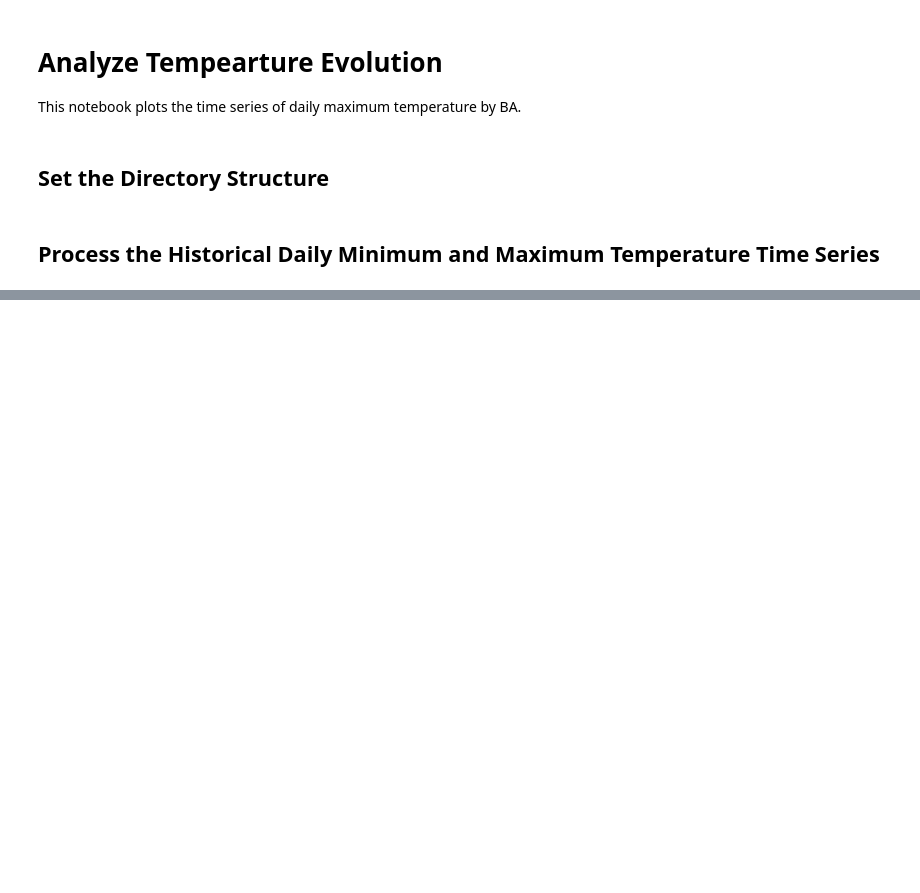
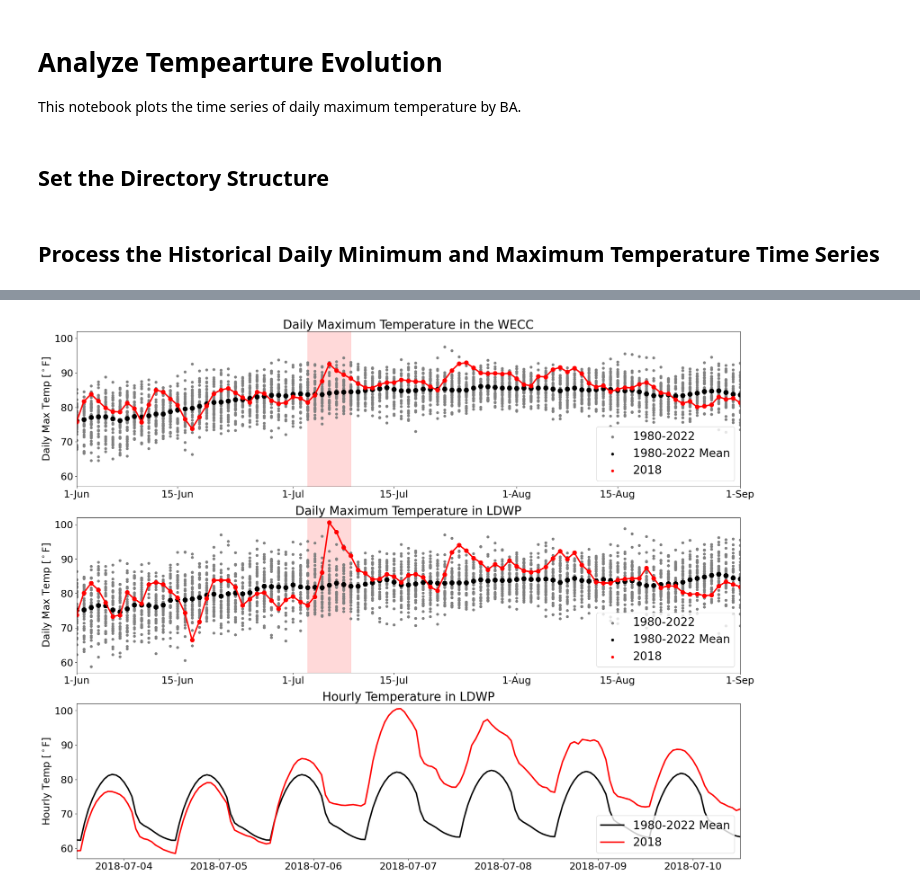
Before and after one commit to IMMM-SFA/heat_wave_load_visualization, a Jupyter notebook: notebooks/analyze_temperature_evolution.ipynb, the cells around one changed output, grey strips where cells are left out. Cells and saved outputs as stored; diff of their text form; code cells hidden in the pictures; blank space fills up the shorter version.

```diff
--- a/notebooks/analyze_temperature_evolution.ipynb
+++ b/notebooks/analyze_temperature_evolution.ipynb
@@ -230,0 +383,12 @@ plot_year_temperature_highlight(ba_weather_dir = ba_weather_dir,
+# %%
+plot_year_plus_heat_wave_highlight(ba_weather_dir = ba_weather_dir,
+                                   ics_weather_dir = ics_weather_dir,
+                                   output_dir = output_dir,
+                                   ics_to_process = 'WECC',
+                                   ba_to_plot = 'LDWP',
+                                   year_to_highlight = 2018,
+                                   image_output_dir = image_output_dir,
+                                   image_resolution = 300,
+                                   save_images = True)
+# %% [output]
+[figure, added]
```
Also changed, not shown: parts of 5 cells of this notebook, 1 other file.
